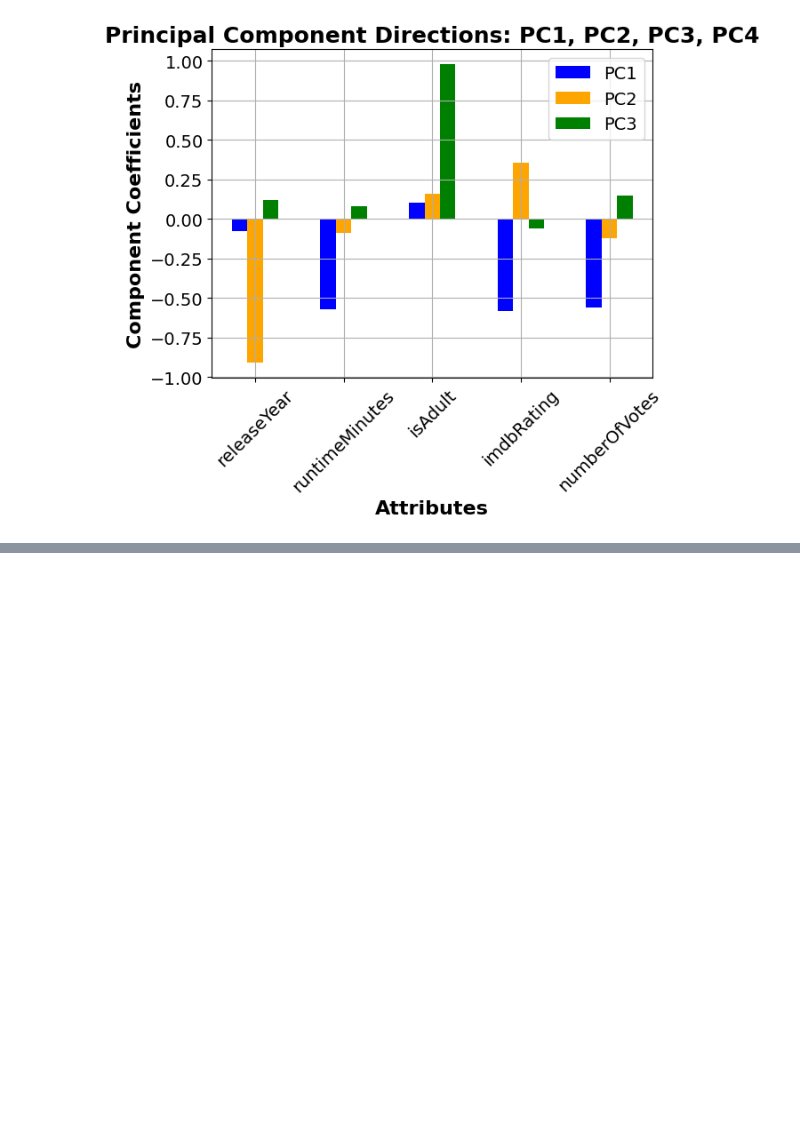
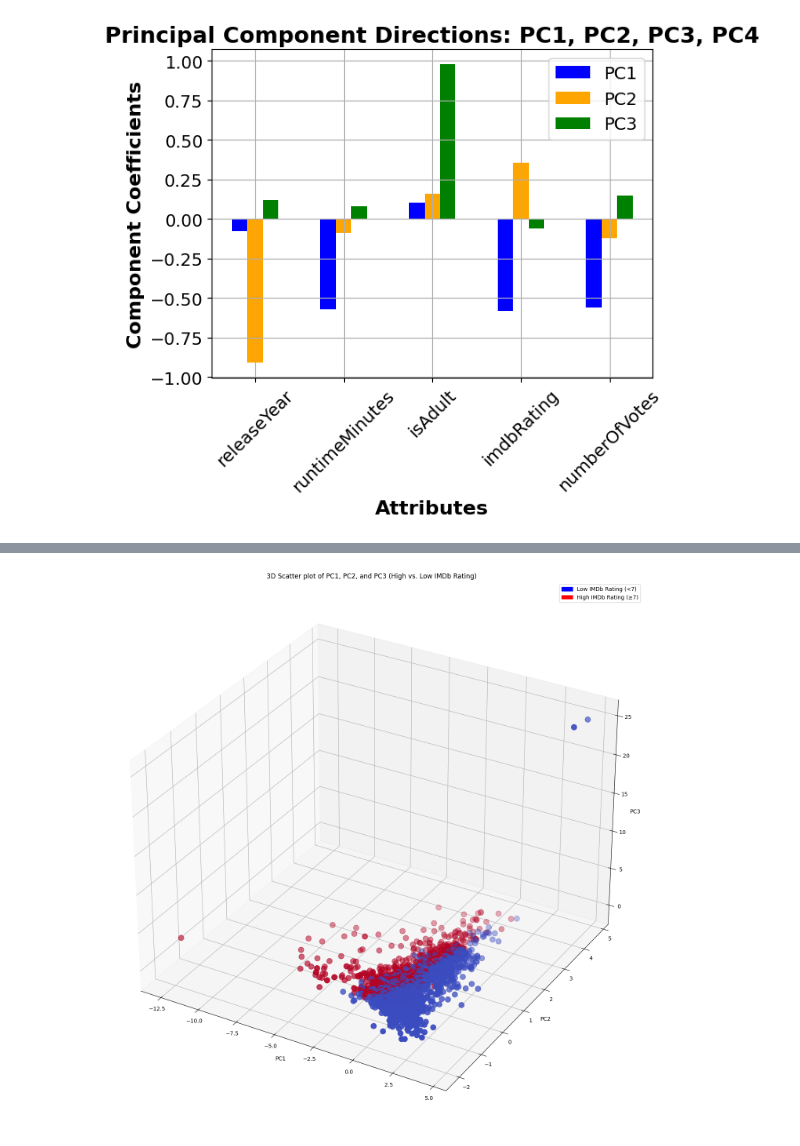
Before and after one commit to SnehilSinha/From-Analytics-to-Action, a Jupyter notebook: Assignment.ipynb, the cells around one changed output, grey strips where cells are left out. Cells and saved outputs as stored; diff of their text form; code cells hidden in the pictures; blank space fills up the shorter version.

```diff
--- a/Assignment.ipynb
+++ b/Assignment.ipynb
@@ -250,0 +276,28 @@ Principal directions 1 - 5:
+# %%
+# Create a new figure with interactive 3D projection
+fig = plt.figure(figsize=(18, 18))
+ax = fig.add_subplot(111, projection='3d')
+
+# 3D Scatter plot of the first three principal components
+scatter = ax.scatter(projected_df['PC1'], projected_df['PC2'], projected_df['PC3'],
+                     c=projected_df['high_rating'], cmap='coolwarm', s=100)
+
+# Set axis labels
+ax.set_xlabel('PC1')
+ax.set_ylabel('PC2')
+ax.set_zlabel('PC3')
+
+# Set the title of the plot
+ax.set_title('3D Scatter plot of PC1, PC2, and PC3 (High vs. Low IMDb Rating)')
+
+# Create custom legend
+high_rating_patch = mpatches.Patch(color='red', label='High IMDb Rating (≥7)')
+low_rating_patch = mpatches.Patch(color='blue', label='Low IMDb Rating (<7)')
+
+# Add legend to the plot (top right corner)
+plt.legend(handles=[low_rating_patch, high_rating_patch], loc='upper right')
+
+# Show the plot
+plt.show()
+# %% [output]
+[figure, added]
```
Also changed, not shown: parts of 2 cells of this notebook.
